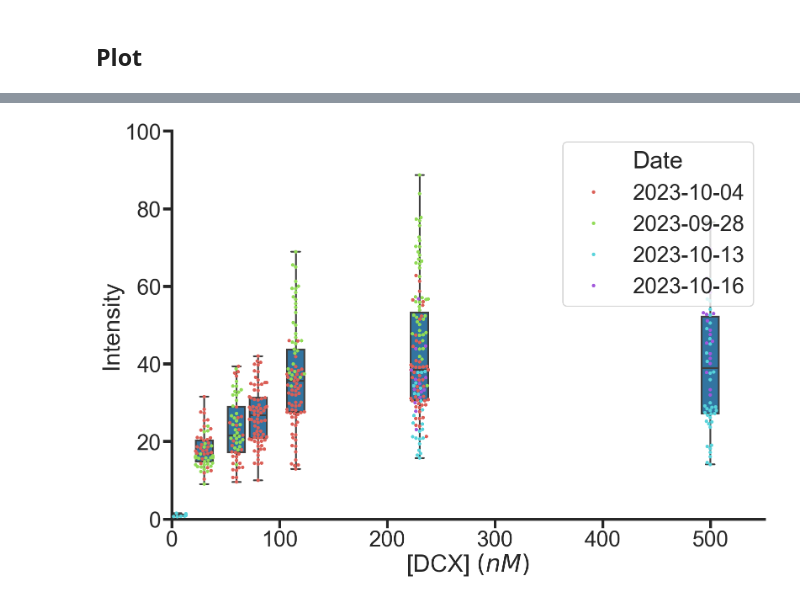
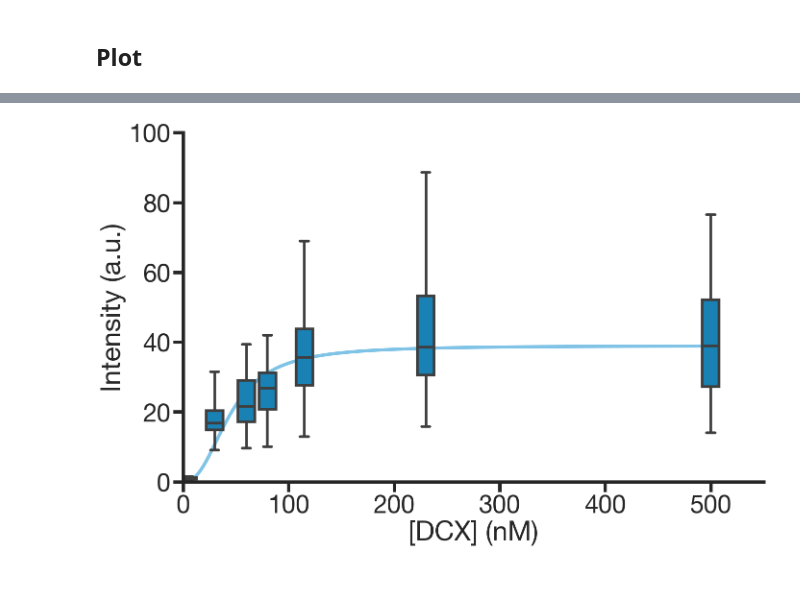
Before and after one commit to sofiacruzt/sofia-brouhardlab, a Jupyter notebook: dynamics/EJCB2023/Intensity-medianBkgrdSubs.ipynb, the cells around one changed output, grey strips where cells are left out. Drawn from its saved outputs; the diff is of its cells as text; code cells hidden in the pictures.

```diff
--- a/dynamics/EJCB2023/Intensity-medianBkgrdSubs.ipynb
+++ b/dynamics/EJCB2023/Intensity-medianBkgrdSubs.ipynb
@@ -46,3 +75,7 @@ ShrinkageRate = 'Shrink Rate ' r'$(\mu m / min)$'
+# %%
+### font for matplotlib
+matplotlib.rcParams['font.family'] = 'Old English Text MT'
+sns.set(font='Old English Text MT')
 # %% [markdown]
 ## Join Data ##
 # %%
@@ -167,6 +200,9 @@ data
 | 486 | 9 | 301 | 52.718 | 28 | 79 | 79.439 | 60.017 | 2023-10-16 | 4 | 500 | ... |
 | 487 | 19 | 110 | 51.082 | 14 | 78 | 140.528 | 22.023 | 2023-10-16 | 4 | 500 | ... |
 488 rows × 11 columns
+# %%
+newmydir = Path(askFitParam)
+newmydir = newmydir.parent
 # %% [markdown]
 ## Plot ##
 # %%
@@ -175,31 +246,32 @@ grey20 = '#C5C5C5'
 # %%
-fig, ax = plt.subplots(1,1,figsize=(17,12))
+sns.set_style({'font.family':'Helvetica Neue LT Std', 'font.serif':'Helvetica Neue LT Std'})
+fig, ax = plt.subplots(1,1,figsize=(15,10))
 
 # ax = sns.boxplot(x= DCXconc, y='Mean', data=data, whis=np.inf,linewidth=3,native_scale=True)
 # ax = sns.swarmplot(x=DCXconc, y='Mean', data=data, hue='Date', size=5,native_scale=True , palette = [grey00, grey20])
 
-ax = sns.boxplot(x= DCXconc, y='Intensity', data=data, whis=np.inf,linewidth=3,native_scale=True)
-ax = sns.swarmplot(x=DCXconc, y='Intensity', data=data, hue='Date', size=6,native_scale=True , palette = 'hls')
 
-#ax.legend( loc = 'lower right')
+#ax = sns.swarmplot(x=DCXconc, y='Intensity (a.u.)', data=data, size=6,native_scale=True)
+x0 = np.arange(0, 500, 1)
+ax.plot(x0, hillEQ(x0,p[0], np.exp(-p[1])), lw=5,ls= '-',alpha = 0.5, color = cyan)
+
+ax = sns.boxplot(x= DCXconc, y='Intensity (a.u.)', data=data, whis=np.inf,linewidth=4,native_scale=True, color = cyan)
 #ax.legend('')
 ax.set_xlabel(DCXconc)
 
 ax.set_xlim(0,550)
 ax.set_ylim(0,100)
-# ax.set_xticks(np.arange(0, 251, 50))
+ax.set_xticks(np.arange(0, 501, 100))
 sns.set_style("ticks")
 sns.despine()
 ax.spines['left'].set_lw(5)
 ax.spines['bottom'].set_lw(5)
 ax.tick_params(axis='both', width = 5, length = 15)
 sns.set_context("poster", font_scale=1.7, rc={"lines.linewidth":3.0})
 
 plt.tight_layout()
 
-
-plt.savefig(newmydir/('intensity_'+date+'.svg'),backend='Cairo')
-plt.savefig(newmydir/('intensity_'+date+'.png'),backend='Cairo')
+plt.savefig(newmydir/('intensity_median'+date+'.pdf'))
 # %% [output]
-[figure, old version]
+[figure, new version]
 # %%
```
Also changed, not shown: parts of 24 cells of this notebook, 1 other file.
